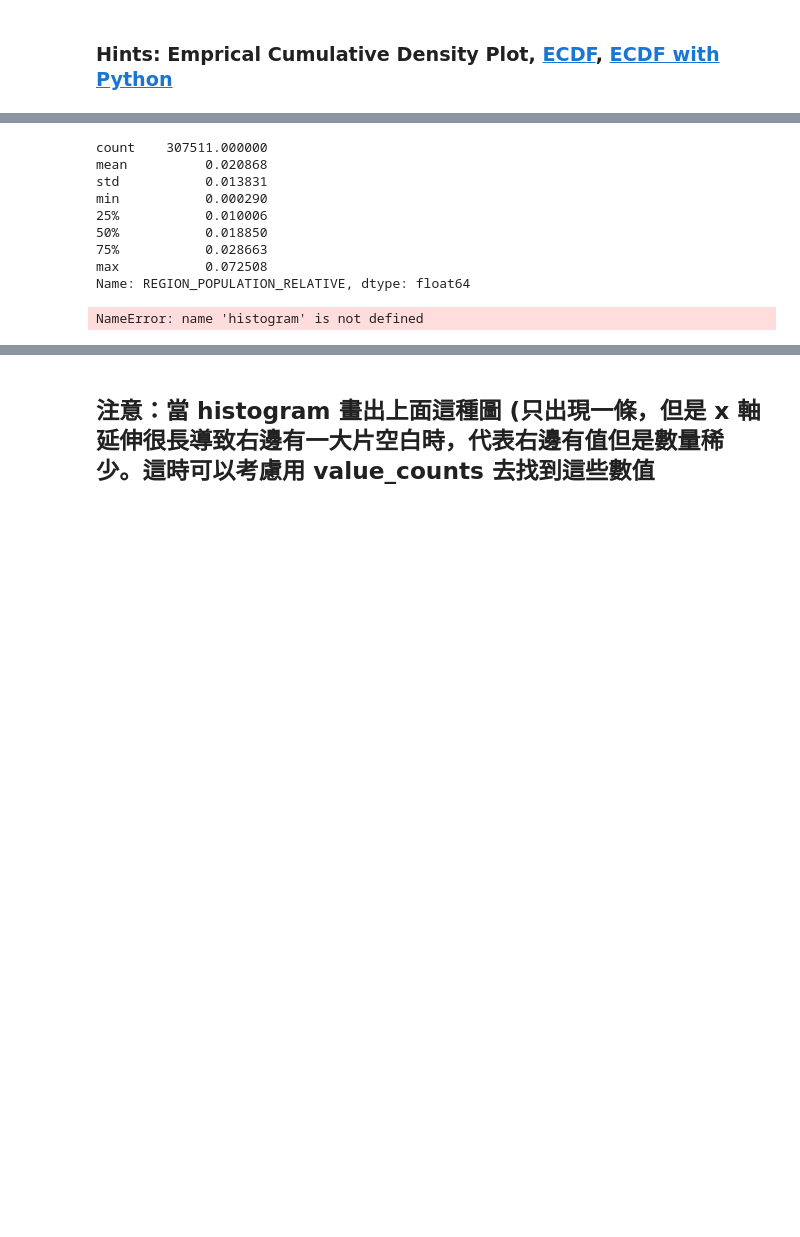
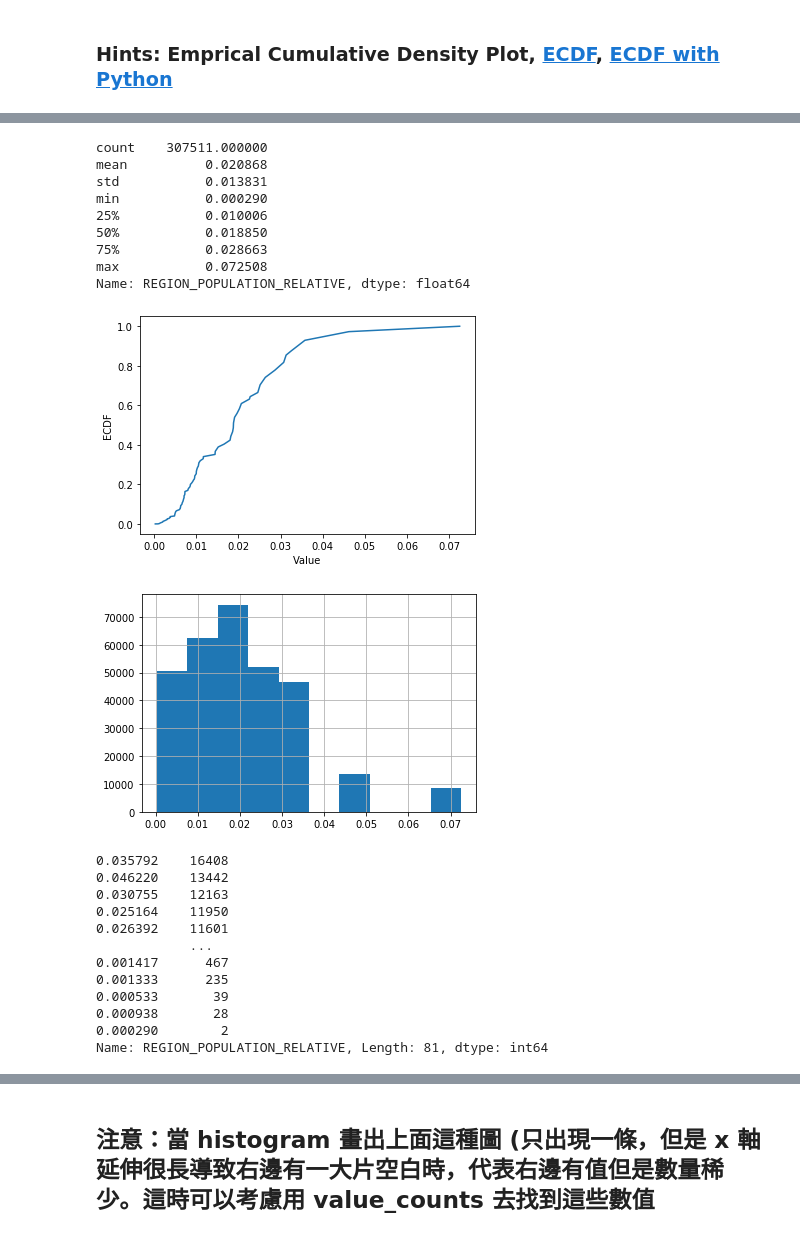
Before and after one commit to r08222011/ML100Days, a Jupyter notebook: homework/Day_009_HW.ipynb, the cells around one changed output, grey strips where cells are left out. Cells and saved outputs as stored; diff of their text form; code cells hidden in the pictures; blank space fills up the shorter version.

```diff
--- a/homework/Day_009_HW.ipynb
+++ b/homework/Day_009_HW.ipynb
@@ -141,35 +153,48 @@ print(app_train['REGION_POPULATION_RELATIVE'].describe())
 
 # 繪製 Empirical Cumulative Density Plot (ECDF)
 """
 Your Code Here
 """
-cdf = histogram(app_train['REGION_POPULATION_RELATIVE'])
+cdf = app_train['REGION_POPULATION_RELATIVE'].value_counts().sort_index().cumsum()
 
 
 plt.plot(list(cdf.index), cdf/cdf.max())
 plt.xlabel('Value')
 plt.ylabel('ECDF')
 plt.ylim([-0.05,1.05]) # 限制顯示圖片的範圍
 plt.show()
 
 app_train['REGION_POPULATION_RELATIVE'].hist()
 plt.show()
 
 app_train['REGION_POPULATION_RELATIVE'].value_counts()
 
 # 就以這個欄位來說，雖然有資料掉在分布以外，也不算異常，僅代表這間公司在稍微熱鬧的地區有的據點較少，
 # 導致 region population relative 在少的部分較為密集，但在大的部分較為疏漏
 # %% [output]
 count    307511.000000
 mean          0.020868
 std           0.013831
 min           0.000290
 25%           0.010006
 50%           0.018850
 75%           0.028663
 max           0.072508
 Name: REGION_POPULATION_RELATIVE, dtype: float64
+[figure, added]
+[figure, added]
-NameError: name 'histogram' is not defined
+0.035792    16408
+0.046220    13442
+0.030755    12163
+0.025164    11950
+0.026392    11601
+            ...
+0.001417      467
+0.001333      235
+0.000533       39
+0.000938       28
+0.000290        2
+Name: REGION_POPULATION_RELATIVE, Length: 81, dtype: int64
 # %%
 # 最大值落在分布之外
 print(app_train['OBS_60_CNT_SOCIAL_CIRCLE'].describe())
```
Also changed, not shown: parts of 3 cells of this notebook.
